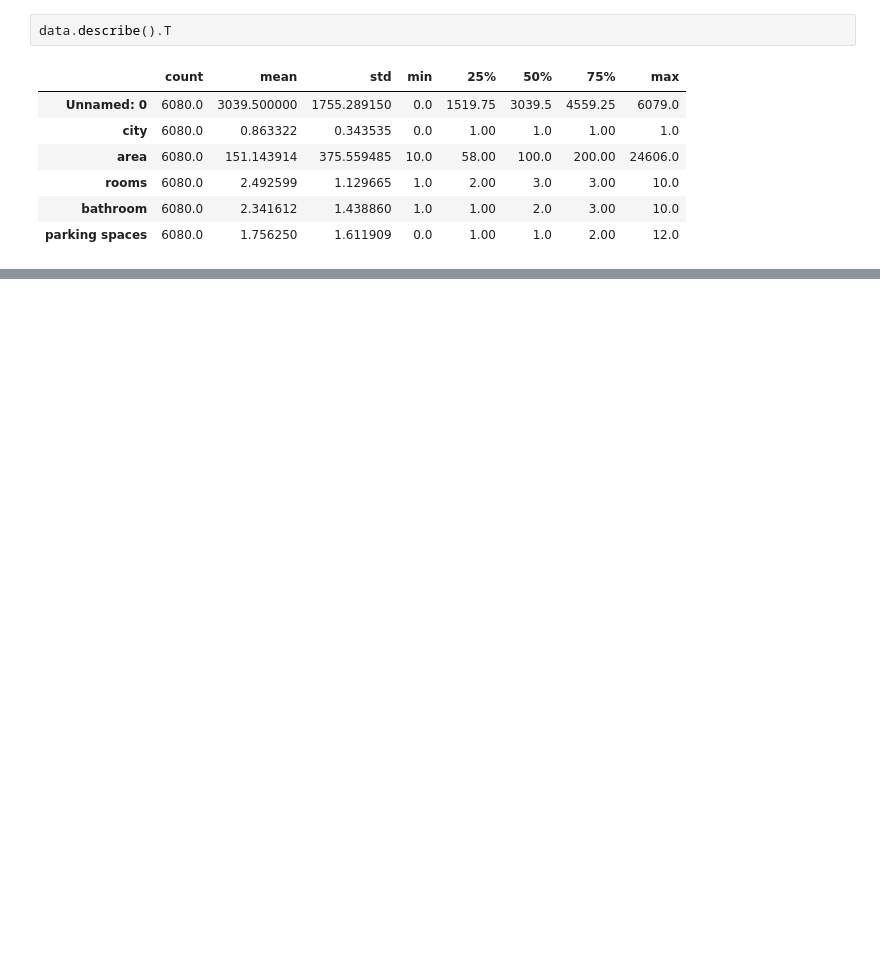
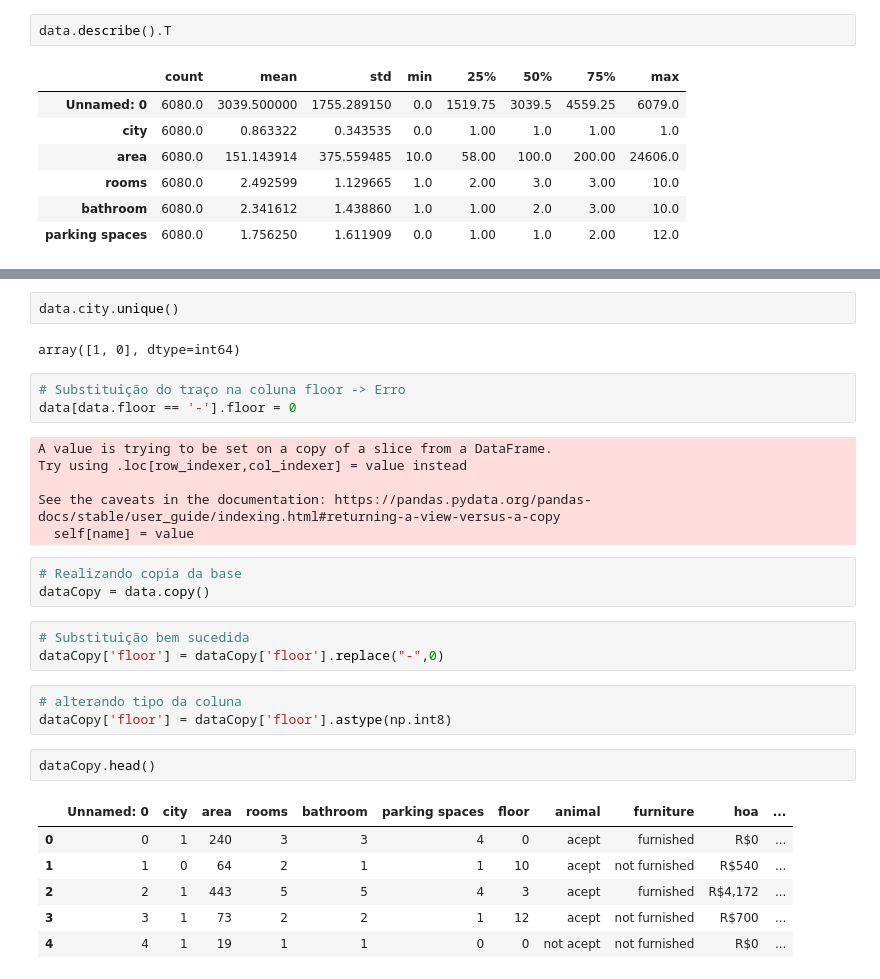
Before and after one commit to Peedrooo/Learning_Python, a Jupyter notebook: Pandas/Capitulo 5/analiseexplo.ipynb, the cells around one changed output, grey strips where cells are left out. Drawn from its saved outputs; the diff is of its cells as text; blank space fills up the shorter version.

```diff
--- a/Pandas/Capitulo 5/analiseexplo.ipynb
+++ b/Pandas/Capitulo 5/analiseexplo.ipynb
@@ -65,0 +76,31 @@ data.describe().T
+# %%
+data.city.unique()
+# %% [output]
+array([1, 0], dtype=int64)
+# %%
+# Substituição do traço na coluna floor -> Erro
+data[data.floor == '-'].floor = 0
+# %% [output]
+A value is trying to be set on a copy of a slice from a DataFrame.
+Try using .loc[row_indexer,col_indexer] = value instead
+
+See the caveats in the documentation: https://pandas.pydata.org/pandas-docs/stable/user_guide/indexing.html#returning-a-view-versus-a-copy
+  self[name] = value
+# %%
+# Realizando copia da base
+dataCopy = data.copy()
+# %%
+# Substituição bem sucedida
+dataCopy['floor'] = dataCopy['floor'].replace("-",0)
+# %%
+# alterando tipo da coluna
+dataCopy['floor'] = dataCopy['floor'].astype(np.int8)
+# %%
+dataCopy.head()
+# %% [output]
+|  | Unnamed: 0 | city | area | rooms | bathroom | parking spaces | floor | animal | furniture | hoa | ... |
+| 0 | 0 | 1 | 240 | 3 | 3 | 4 | 0 | acept | furnished | R$0 | ... |
+| 1 | 1 | 0 | 64 | 2 | 1 | 1 | 10 | acept | not furnished | R$540 | ... |
+| 2 | 2 | 1 | 443 | 5 | 5 | 4 | 3 | acept | furnished | R$4,172 | ... |
+| 3 | 3 | 1 | 73 | 2 | 2 | 1 | 12 | acept | not furnished | R$700 | ... |
+| 4 | 4 | 1 | 19 | 1 | 1 | 0 | 0 | not acept | not furnished | R$0 | ... |
```
Also changed, not shown: parts of 24 cells of this notebook.
